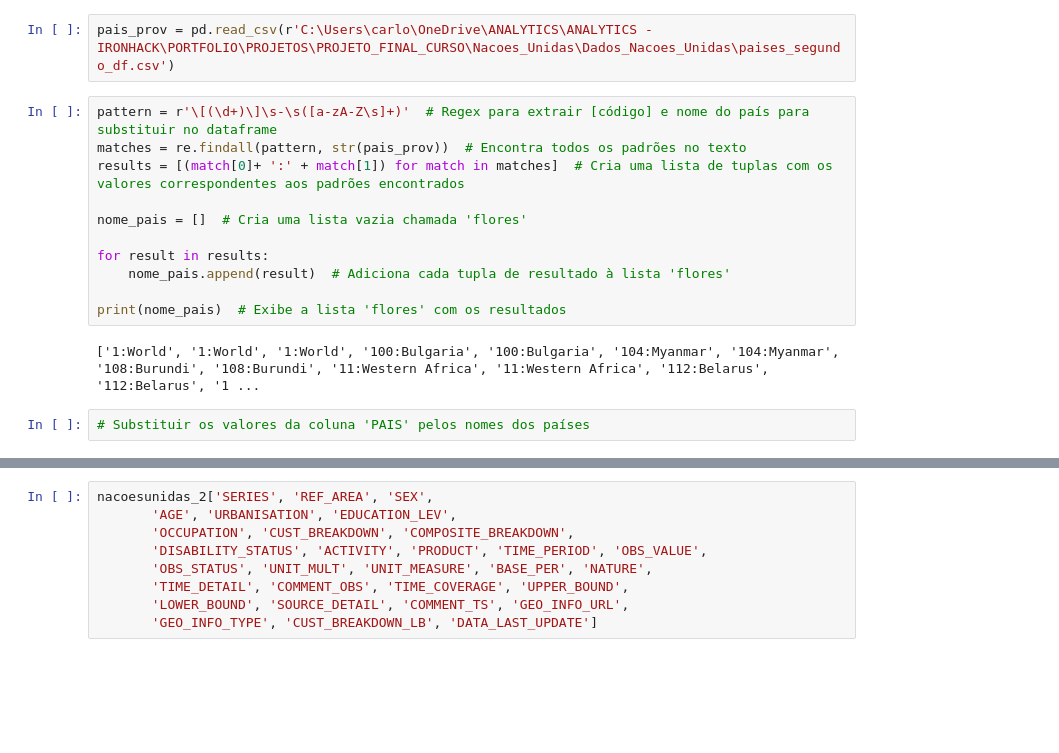
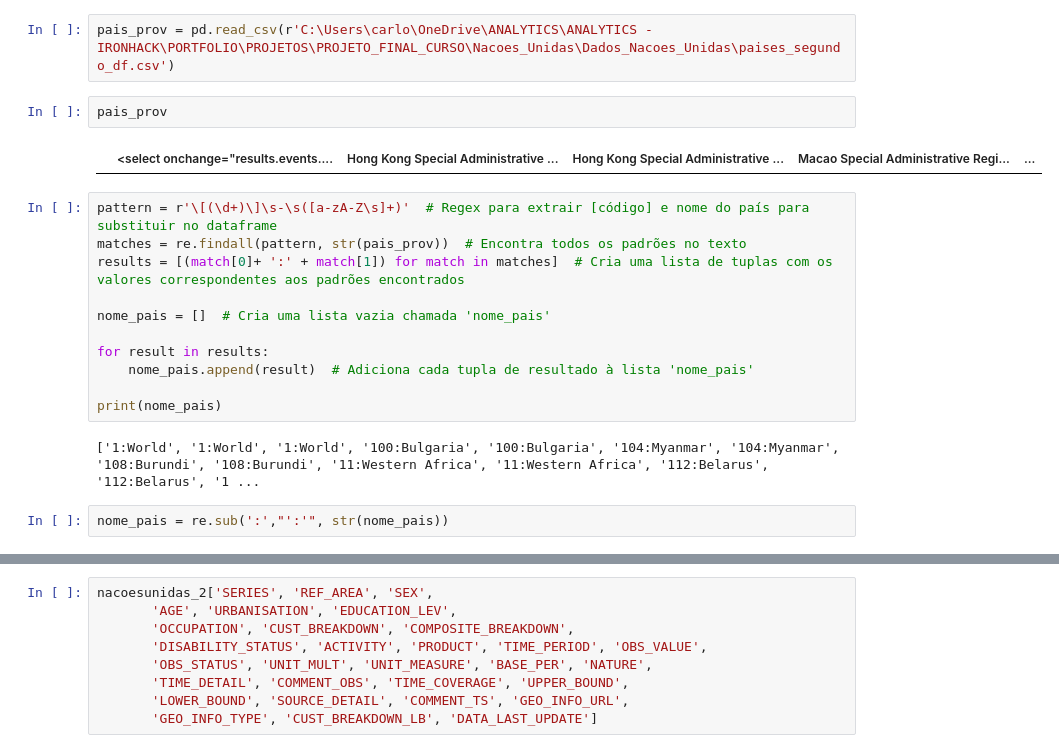
Before and after one commit to carlosferreirareis/Nacoes_Unidas, a Jupyter notebook: Nacoes_Unidas.ipynb, the cells around one changed output, grey strips where cells are left out. Drawn from its saved outputs; the diff is of its cells as text; blank space fills up the shorter version.

```diff
--- a/Nacoes_Unidas.ipynb
+++ b/Nacoes_Unidas.ipynb
@@ -605,18 +605,22 @@ array(['Foreign direct investment, net inflows, as a proportion of GDP (%)',
        'Merchandise trade as a proportion of GDP (%)'], dtype=object)
 # %%
 pais_prov = pd.read_csv(r'C:\Users\carlo\OneDrive\ANALYTICS\ANALYTICS - IRONHACK\PORTFOLIO\PROJETOS\PROJETO_FINAL_CURSO\Nacoes_Unidas\Dados_Nacoes_Unidas\paises_segundo_df.csv')
+# %%
+pais_prov
+# %% [output]
+|  | <select onchange="results.events.... | Hong Kong Special Administrative ... | Hong Kong Special Administrative ... | Macao Special Administrative Regi... | ... |
 # %%
 pattern = r'\[(\d+)\]\s-\s([a-zA-Z\s]+)'  # Regex para extrair [código] e nome do país para substituir no dataframe
 matches = re.findall(pattern, str(pais_prov))  # Encontra todos os padrões no texto
 results = [(match[0]+ ':' + match[1]) for match in matches]  # Cria uma lista de tuplas com os valores correspondentes aos padrões encontrados
 
-nome_pais = []  # Cria uma lista vazia chamada 'flores'
+nome_pais = []  # Cria uma lista vazia chamada 'nome_pais'
 
 for result in results:
-    nome_pais.append(result)  # Adiciona cada tupla de resultado à lista 'flores'
+    nome_pais.append(result)  # Adiciona cada tupla de resultado à lista 'nome_pais'
 
-print(nome_pais)  # Exibe a lista 'flores' com os resultados
+print(nome_pais)
 # %% [output]
 ['1:World', '1:World', '1:World', '100:Bulgaria', '100:Bulgaria', '104:Myanmar', '104:Myanmar', '108:Burundi', '108:Burundi', '11:Western Africa', '11:Western Africa', '112:Belarus', '112:Belarus', '1 ...
-# %%
-# Substituir os valores da coluna 'PAIS' pelos nomes dos países
+# %%
+nome_pais = re.sub(':',"':'", str(nome_pais))
```
Also changed, not shown: parts of 6 cells of this notebook.
